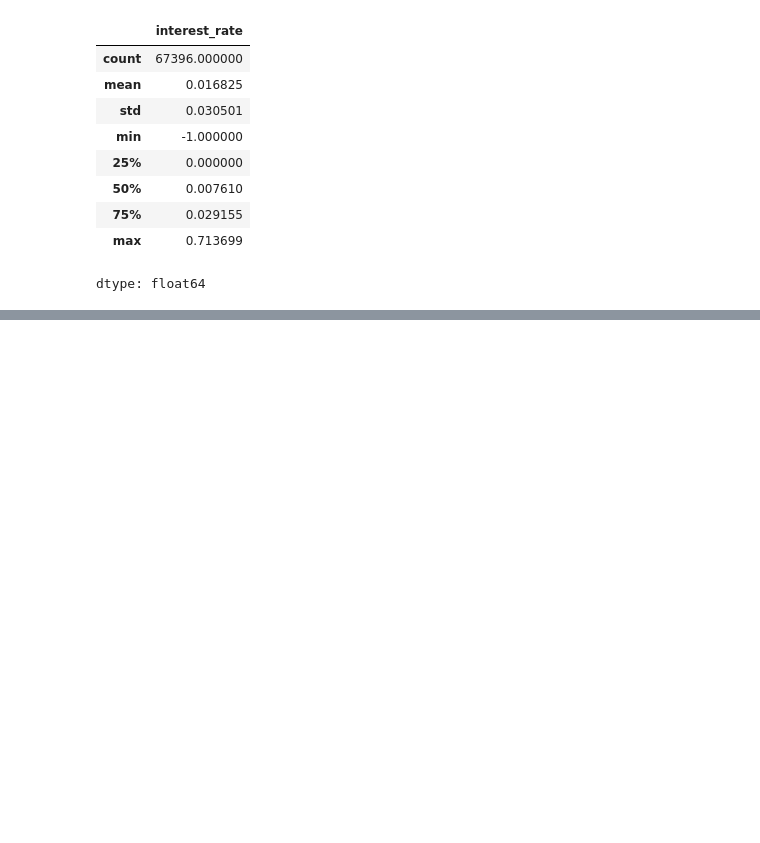
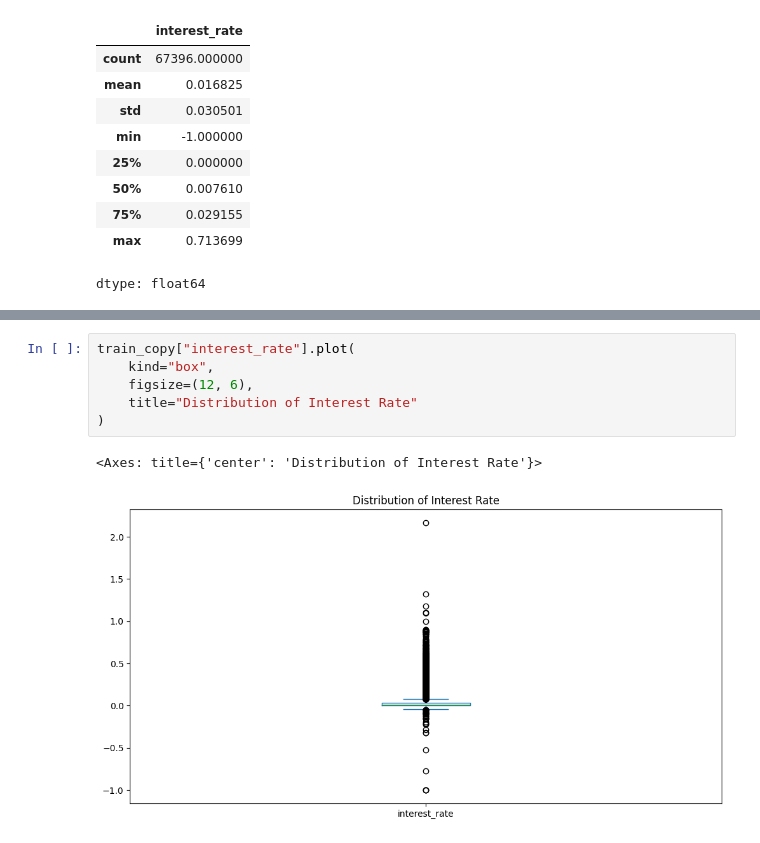
Before and after one commit to segnig/African-Credit-Scoring-Challenge, a Jupyter notebook: eda.ipynb, the cells around one changed output, grey strips where cells are left out. Cells and saved outputs as stored; diff of their text form; blank space fills up the shorter version.

```diff
--- a/eda.ipynb
+++ b/eda.ipynb
@@ -717,0 +748,9 @@ dtype: float64
+# %%
+train_copy["interest_rate"].plot(
+    kind="box",
+    figsize=(12, 6),
+    title="Distribution of Interest Rate"
+)
+# %% [output]
+<Axes: title={'center': 'Distribution of Interest Rate'}>
+[figure, added]
```
Also changed, not shown: parts of 20 cells of this notebook.
